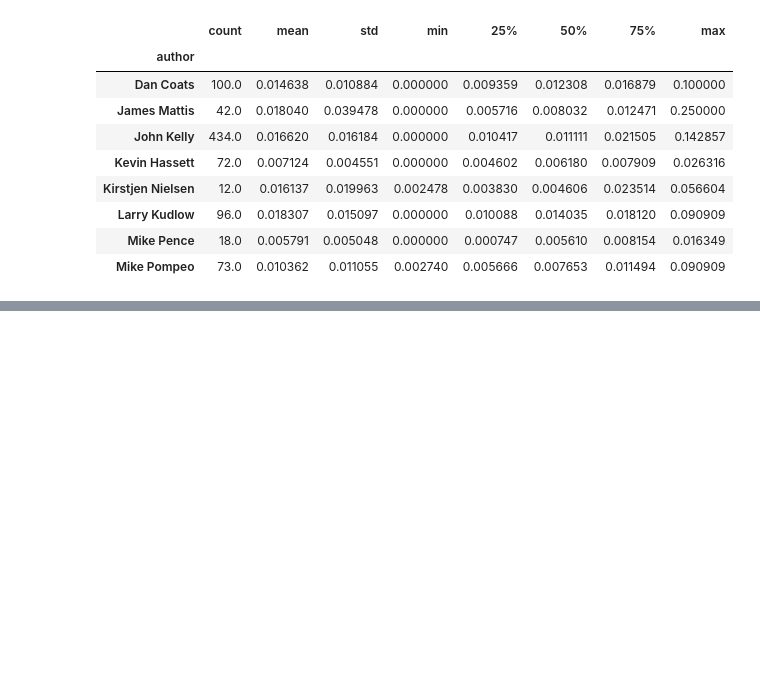
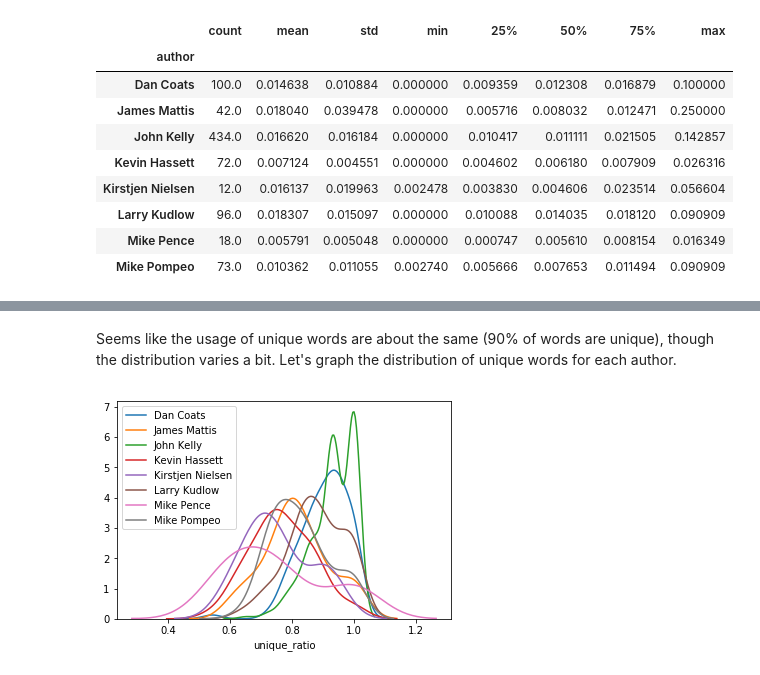
Before and after one commit to mikejt33/nlpProject, a Jupyter notebook: TensorFlow Implementation.ipynb, the cells around one changed output, grey strips where cells are left out. Cells and saved outputs as stored; diff of their text form; code cells hidden in the pictures; blank space fills up the shorter version.

```diff
--- a/TensorFlow Implementation.ipynb
+++ b/TensorFlow Implementation.ipynb
@@ -140,3 +165,6 @@ train.groupby(['author'])['punctuation_per_char'].describe()
 | Larry Kudlow | 96.0 | 0.018307 | 0.015097 | 0.000000 | 0.010088 | 0.014035 | 0.018120 | 0.090909 |
 | Mike Pence | 18.0 | 0.005791 | 0.005048 | 0.000000 | 0.000747 | 0.005610 | 0.008154 | 0.016349 |
 | Mike Pompeo | 73.0 | 0.010362 | 0.011055 | 0.002740 | 0.005666 | 0.007653 | 0.011494 | 0.090909 |
+# %%
+train = train[train.word_count != 0]
+train['word_count'].min()
@@ -152,0 +192,12 @@ ZeroDivisionError: division by zero
+# %% [markdown]
+Seems like the usage of unique words are about the same (90% of words are unique), though the distribution varies a bit. Let's graph the distribution of unique words for each author.
+# %%
+authors = ['Dan Coats', 'James Mattis', 'John Kelly','Kevin Hassett','Kirstjen Nielsen','Larry Kudlow',
+          'Mike Pence','Mike Pompeo']
+
+for author in authors:
+    sns.distplot(train[train['author'] == author]['unique_ratio'], label = author, hist=False)
+
+plt.legend();
+# %% [output]
+[figure, added]
```
Also changed, not shown: parts of 32 cells of this notebook.
